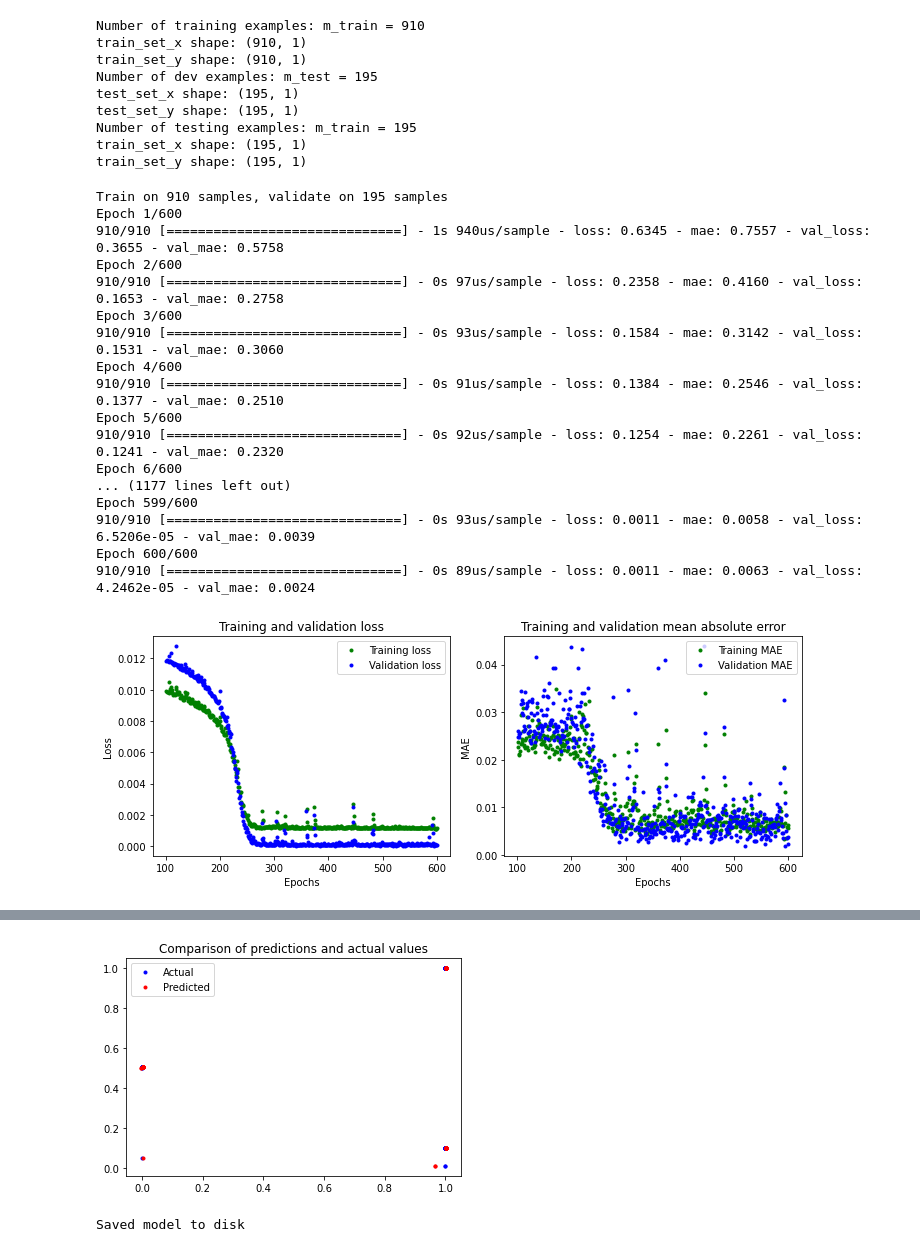
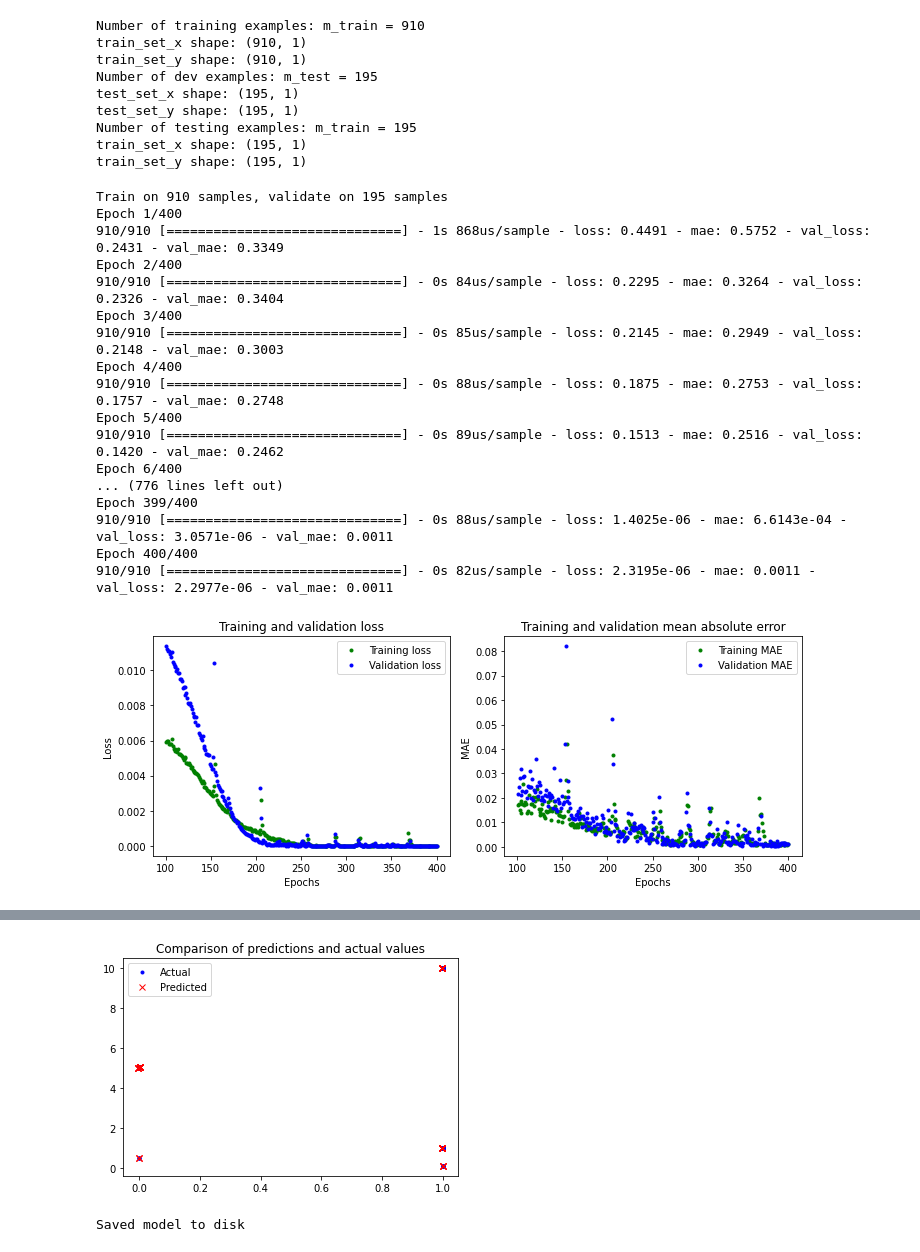
Before and after one commit to CthulhuUSN/machine_learning, a Jupyter notebook: Keras_TinyML_model.ipynb, the cells around one changed output, grey strips where cells are left out. Cells and saved outputs as stored; diff of their text form; code cells hidden in the pictures.

```diff
--- a/Keras_TinyML_model.ipynb
+++ b/Keras_TinyML_model.ipynb
@@ -17,7 +17,8 @@ MODEL_TFLITE_MICRO = 'model.cc'
 #The data processing for the training and testing data sets
 def data_train(filename, split = True):
     train_data = pd.read_excel(filename)
-    train_data['Data'] = train_data['Data'] / 10000000
+    train_data['Data'] = train_data['Data'] / 1000000
+    #train_data['Data'] = train_data['Data'] / 10000000
 
     tmp = train_data[['Data']].copy()
 
@@ -83,26 +84,26 @@ model.add(keras.layers.Dense(16, activation='relu'))
 model.add(keras.layers.Dense(8, activation='relu'))
 model.add(keras.layers.Dense(1))
 model.compile(optimizer='adam', loss='mse', metrics=['mae'])
-history = model.fit(train_X, train_Y, epochs=600, batch_size=64,
+history = model.fit(train_X, train_Y, epochs=400, batch_size=64,
                     validation_data=(dev_X, dev_Y))
 # %% [output]
 Train on 910 samples, validate on 195 samples
-Epoch 1/600
-910/910 [==============================] - 1s 940us/sample - loss: 0.6345 - mae: 0.7557 - val_loss: 0.3655 - val_mae: 0.5758
-Epoch 2/600
-910/910 [==============================] - 0s 97us/sample - loss: 0.2358 - mae: 0.4160 - val_loss: 0.1653 - val_mae: 0.2758
-Epoch 3/600
-910/910 [==============================] - 0s 93us/sample - loss: 0.1584 - mae: 0.3142 - val_loss: 0.1531 - val_mae: 0.3060
-Epoch 4/600
-910/910 [==============================] - 0s 91us/sample - loss: 0.1384 - mae: 0.2546 - val_loss: 0.1377 - val_mae: 0.2510
-Epoch 5/600
-910/910 [==============================] - 0s 92us/sample - loss: 0.1254 - mae: 0.2261 - val_loss: 0.1241 - val_mae: 0.2320
-Epoch 6/600
-... (1177 lines left out)
-Epoch 599/600
-910/910 [==============================] - 0s 93us/sample - loss: 0.0011 - mae: 0.0058 - val_loss: 6.5206e-05 - val_mae: 0.0039
-Epoch 600/600
-910/910 [==============================] - 0s 89us/sample - loss: 0.0011 - mae: 0.0063 - val_loss: 4.2462e-05 - val_mae: 0.0024
+Epoch 1/400
+910/910 [==============================] - 1s 868us/sample - loss: 0.4491 - mae: 0.5752 - val_loss: 0.2431 - val_mae: 0.3349
+Epoch 2/400
+910/910 [==============================] - 0s 84us/sample - loss: 0.2295 - mae: 0.3264 - val_loss: 0.2326 - val_mae: 0.3404
+Epoch 3/400
+910/910 [==============================] - 0s 85us/sample - loss: 0.2145 - mae: 0.2949 - val_loss: 0.2148 - val_mae: 0.3003
+Epoch 4/400
+910/910 [==============================] - 0s 88us/sample - loss: 0.1875 - mae: 0.2753 - val_loss: 0.1757 - val_mae: 0.2748
+Epoch 5/400
+910/910 [==============================] - 0s 89us/sample - loss: 0.1513 - mae: 0.2516 - val_loss: 0.1420 - val_mae: 0.2462
+Epoch 6/400
+... (776 lines left out)
+Epoch 399/400
+910/910 [==============================] - 0s 88us/sample - loss: 1.4025e-06 - mae: 6.6143e-04 - val_loss: 3.0571e-06 - val_mae: 0.0011
+Epoch 400/400
+910/910 [==============================] - 0s 82us/sample - loss: 2.3195e-06 - mae: 0.0011 - val_loss: 2.2977e-06 - val_mae: 0.0011
 # %%
 loss = history.history['loss']
 val_loss = history.history['val_loss']
@@ -135,7 +136,7 @@ plt.legend()
 
 plt.tight_layout()
 # %% [output]
-[figure, old version]
+[figure, new version]
 # %%
 # Calculate and print the loss on our test dataset
 loss = model.evaluate(test_X, test_Y)
@@ -147,7 +148,7 @@ predictions = model.predict(test_X)
 plt.clf()
 plt.title('Comparison of predictions and actual values')
 plt.plot(test_Y, test_X, 'b.', label='Actual')
-plt.plot(predictions, test_X, 'r.', label='Predicted')
+plt.plot(predictions, test_X, 'rx', label='Predicted')
 plt.legend()
 plt.show()
 # %% [output]
@@ -155,4 +156,4 @@ plt.show()
-[figure, old version]
+[figure, new version]
 # %%
 # load model
 #model = load_model('model.h5')
```
Also changed, not shown: parts of 2 cells of this notebook, 4 other files.
